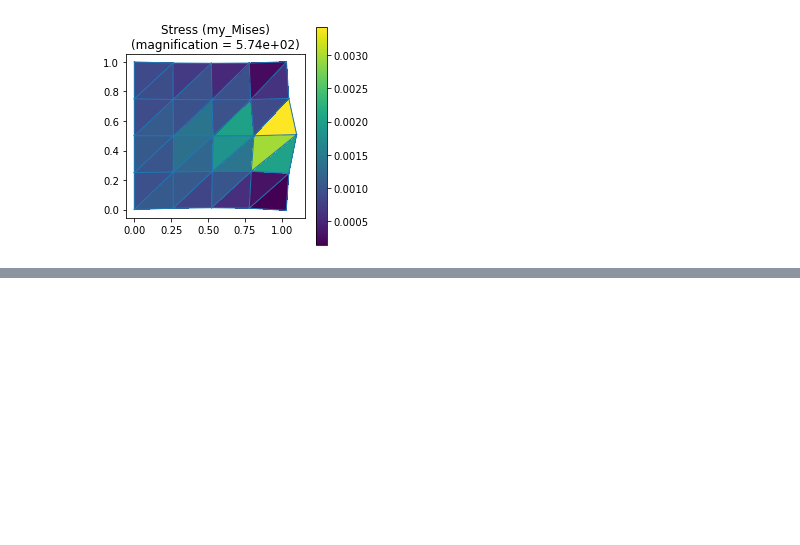
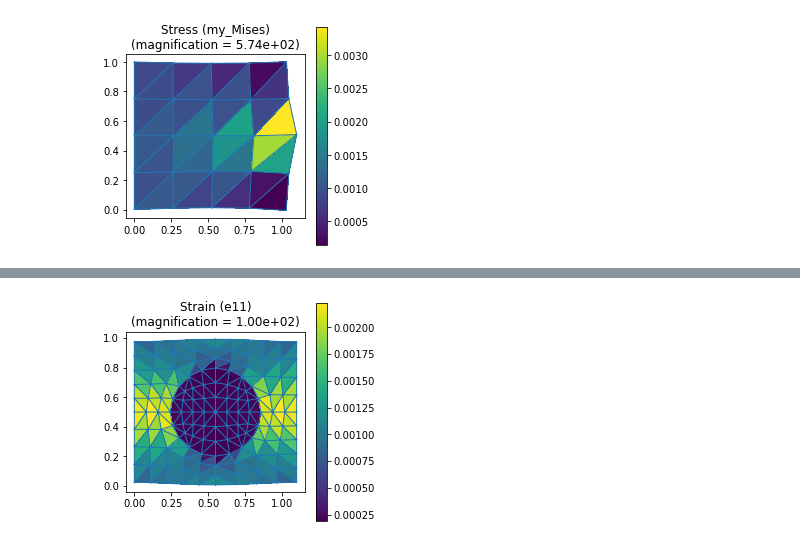
Before and after one commit to MuTong320/NaiveFea, a Jupyter notebook: example.ipynb, the cells around one changed output, grey strips where cells are left out. Drawn from its saved outputs; the diff is of its cells as text; code cells hidden in the pictures; blank space fills up the shorter version.

```diff
--- a/example.ipynb
+++ b/example.ipynb
@@ -157,0 +199,4 @@ fea.plot('stress','my_Mises')
+# %%
+enhanced_rubber.plot('strain','e11')
+# %% [output]
+[figure, added]
```
Also changed, not shown: parts of 9 cells of this notebook, 4 other files.
